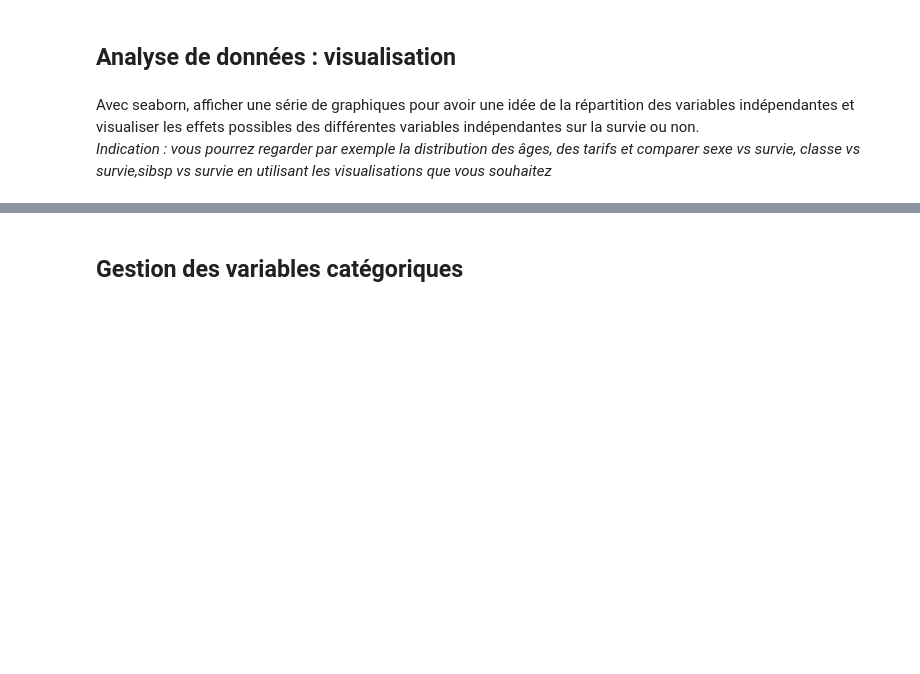
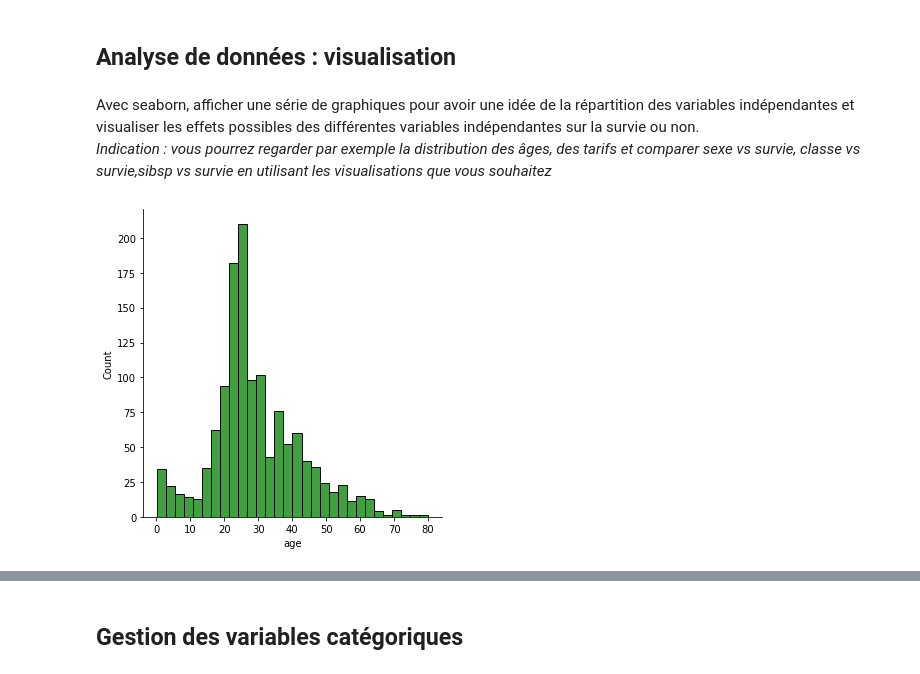
Before and after one commit to louiskuhn/IA-P3-Euskadi, a Jupyter notebook: Ressources/Machine Learning/Régression logistique/5. La régression logistique Titanic.ipynb, the cells around one changed output, grey strips where cells are left out. Cells and saved outputs as stored; diff of their text form; code cells hidden in the pictures; blank space fills up the shorter version.

```diff
--- a/Ressources/Machine Learning/Régression logistique/5. La régression logistique Titanic.ipynb
+++ b/Ressources/Machine Learning/Régression logistique/5. La régression logistique Titanic.ipynb
@@ -34,0 +120,4 @@ Vérifier à nouveau ce qu'il en est des valeurs manquantes avec DataFrame.count
+# %%
+#suppression des 2 ou 3 lignes ayant des valeurs manquantes (sur fare et embarked)
+data.dropna(inplace=True, axis=0)
+data.info()
@@ -37,3 +142,8 @@ Vérifier à nouveau ce qu'il en est des valeurs manquantes avec DataFrame.count
 # %% [markdown]
 Avec seaborn, afficher une série de graphiques pour avoir une idée de la répartition des variables indépendantes et visualiser les effets possibles des différentes variables indépendantes sur la survie ou non.
 _Indication : vous pourrez regarder par exemple la distribution des âges, des tarifs et comparer sexe vs survie, classe vs survie,sibsp vs survie en utilisant les visualisations que vous souhaitez_
+# %%
+#distribution des âges
+sns.displot(data['age'], kde=False, bins=30, color='green');
+# %% [output]
+[figure, added]
```
Also changed, not shown: parts of 27 cells of this notebook, 4 other files.
